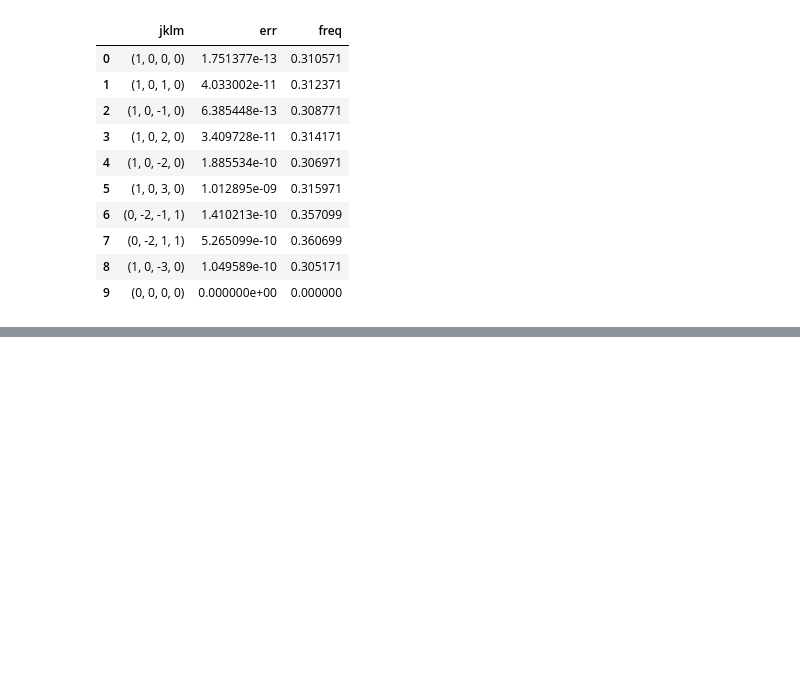
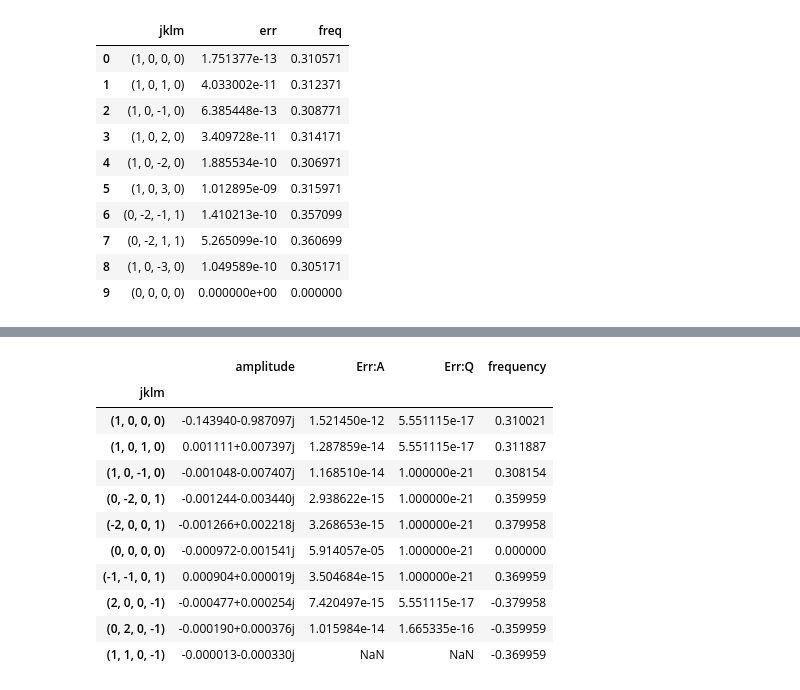
Before and after one commit to xsuite/sussix, a Jupyter notebook: examples/LHC_tracking.ipynb, the cells around one changed output, grey strips where cells are left out. Saved outputs shown, nothing was run; the diff lists cells and outputs as text; code cells hidden in the pictures; blank space fills up the shorter version.

```diff
--- a/examples/LHC_tracking.ipynb
+++ b/examples/LHC_tracking.ipynb
@@ -379,0 +547,15 @@ for part in particles:
+# %%
+results[-5]
+# %% [output]
+|  | amplitude | Err:A | Err:Q | frequency |
+| jklm |  |  |  |  |
+| (1, 0, 0, 0) | -0.143940-0.987097j | 1.521450e-12 | 5.551115e-17 | 0.310021 |
+| (1, 0, 1, 0) | 0.001111+0.007397j | 1.287859e-14 | 5.551115e-17 | 0.311887 |
+| (1, 0, -1, 0) | -0.001048-0.007407j | 1.168510e-14 | 1.000000e-21 | 0.308154 |
+| (0, -2, 0, 1) | -0.001244-0.003440j | 2.938622e-15 | 1.000000e-21 | 0.359959 |
+| (-2, 0, 0, 1) | -0.001266+0.002218j | 3.268653e-15 | 1.000000e-21 | 0.379958 |
+| (0, 0, 0, 0) | -0.000972-0.001541j | 5.914057e-05 | 1.000000e-21 | 0.000000 |
+| (-1, -1, 0, 1) | 0.000904+0.000019j | 3.504684e-15 | 1.000000e-21 | 0.369959 |
+| (2, 0, 0, -1) | -0.000477+0.000254j | 7.420497e-15 | 5.551115e-17 | -0.379958 |
+| (0, 2, 0, -1) | -0.000190+0.000376j | 1.015984e-14 | 1.665335e-16 | -0.359959 |
+| (1, 1, 0, -1) | -0.000013-0.000330j | NaN | NaN | -0.369959 |
```
Also changed, not shown: parts of 13 cells of this notebook, 4 other files.
